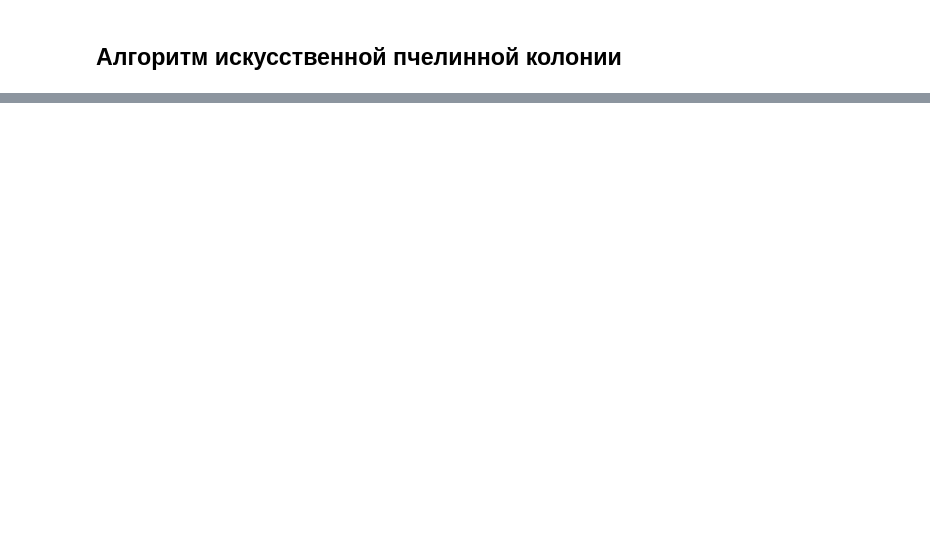
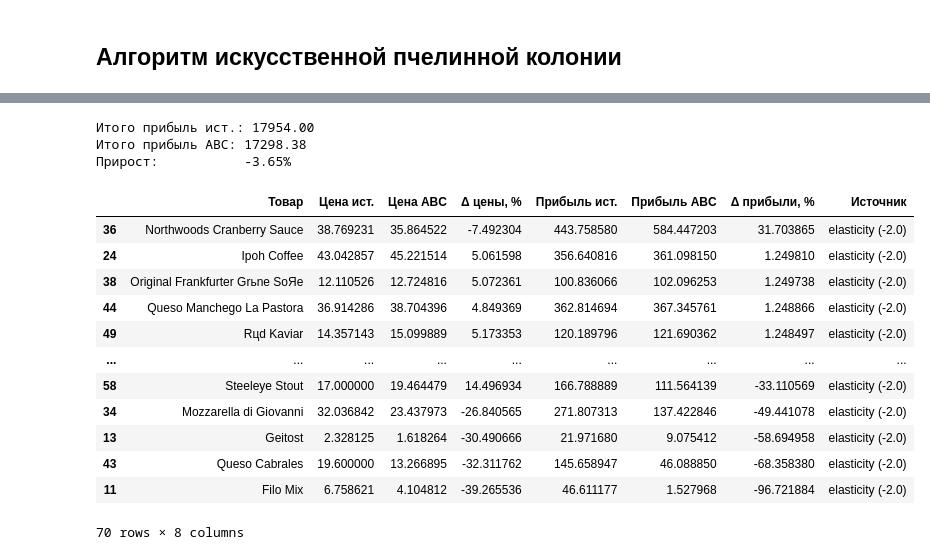
Before and after one commit to m0zerrr/abc_northwind, a Jupyter notebook: abc_northwind.ipynb, the cells around one changed output, grey strips where cells are left out. Cells and saved outputs as stored; diff of their text form; code cells hidden in the pictures; blank space fills up the shorter version.

```diff
--- a/abc_northwind.ipynb
+++ b/abc_northwind.ipynb
@@ -91,0 +103,13 @@ stats
+# %%
+MIN_OBS = 10
+valid_products = product_stats[
+    (product_stats['n_obs'] >= MIN_OBS) &
+    (product_stats['price_std'] > 0)
+]['productName'].tolist()
+
+print(f"Товаров после очистки и фильтрации: {len(valid_products)}")
+print(product_stats[product_stats['productName'].isin(valid_products)]
+      [['productName', 'n_obs', 'price_mean', 'price_std', 'qty_mean']]
+      .to_string(index=False))
+
+df_selected = df_clean[df_clean['productName'].isin(valid_products)].reset_index(drop=True)
@@ -321,0 +425,50 @@ print(best_profit, best_prices)
+# %%
+rows = []
+product_names = list(demand_params.keys())
+
+for i, name in enumerate(product_names):
+    m = demand_params[name]
+    p_hist = m['mean_price']
+    p_opt = best_prices[i]
+    q_hist = max(0.0, m['a'] + m['b'] * p_hist)
+    q_opt = max(0.0, m['a'] + m['b'] * p_opt)
+    profit_hist = (p_hist - m['cost']) * q_hist
+    profit_opt = (p_opt - m['cost']) * q_opt
+
+    rows.append({
+        'Товар': name,
+        'Цена ист.': p_hist,
+        'Цена ABC': p_opt,
+        'Δ цены, %': (p_opt - p_hist) / p_hist * 100,
+        'Прибыль ист.': profit_hist,
+        'Прибыль ABC': profit_opt,
+        'Δ прибыли, %': (profit_opt - profit_hist) / profit_hist * 100 if profit_hist != 0 else np.nan,
+        'Источник': m['source'],
+    })
+
+price_table = pd.DataFrame(rows).sort_values('Δ прибыли, %', ascending=False)
+
+total_hist = price_table['Прибыль ист.'].sum()
+total_abc = price_table['Прибыль ABC'].sum()
+print(f"\nИтого прибыль ист.: {total_hist:.2f}")
+print(f"Итого прибыль ABC: {total_abc:.2f}")
+print(f"Прирост:           {(total_abc - total_hist) / total_hist * 100:+.2f}%")
+
+price_table
+# %% [output]
+Итого прибыль ист.: 17954.00
+Итого прибыль ABC: 17298.38
+Прирост:           -3.65%
+|  | Товар | Цена ист. | Цена ABC | Δ цены, % | Прибыль ист. | Прибыль ABC | Δ прибыли, % | Источник |
+| 36 | Northwoods Cranberry Sauce | 38.769231 | 35.864522 | -7.492304 | 443.758580 | 584.447203 | 31.703865 | elasticity (-2.0) |
+| 24 | Ipoh Coffee | 43.042857 | 45.221514 | 5.061598 | 356.640816 | 361.098150 | 1.249810 | elasticity (-2.0) |
+| 38 | Original Frankfurter Grьne SoЯe | 12.110526 | 12.724816 | 5.072361 | 100.836066 | 102.096253 | 1.249738 | elasticity (-2.0) |
+| 44 | Queso Manchego La Pastora | 36.914286 | 38.704396 | 4.849369 | 362.814694 | 367.345761 | 1.248866 | elasticity (-2.0) |
+| 49 | Rцd Kaviar | 14.357143 | 15.099889 | 5.173353 | 120.189796 | 121.690362 | 1.248497 | elasticity (-2.0) |
+| ... | ... | ... | ... | ... | ... | ... | ... | ... |
+| 58 | Steeleye Stout | 17.000000 | 19.464479 | 14.496934 | 166.788889 | 111.564139 | -33.110569 | elasticity (-2.0) |
+| 34 | Mozzarella di Giovanni | 32.036842 | 23.437973 | -26.840565 | 271.807313 | 137.422846 | -49.441078 | elasticity (-2.0) |
+| 13 | Geitost | 2.328125 | 1.618264 | -30.490666 | 21.971680 | 9.075412 | -58.694958 | elasticity (-2.0) |
+| 43 | Queso Cabrales | 19.600000 | 13.266895 | -32.311762 | 145.658947 | 46.088850 | -68.358380 | elasticity (-2.0) |
+| 11 | Filo Mix | 6.758621 | 4.104812 | -39.265536 | 46.611177 | 1.527968 | -96.721884 | elasticity (-2.0) |
+70 rows × 8 columns
```
Also changed, not shown: parts of 36 cells of this notebook, 1 other file.
